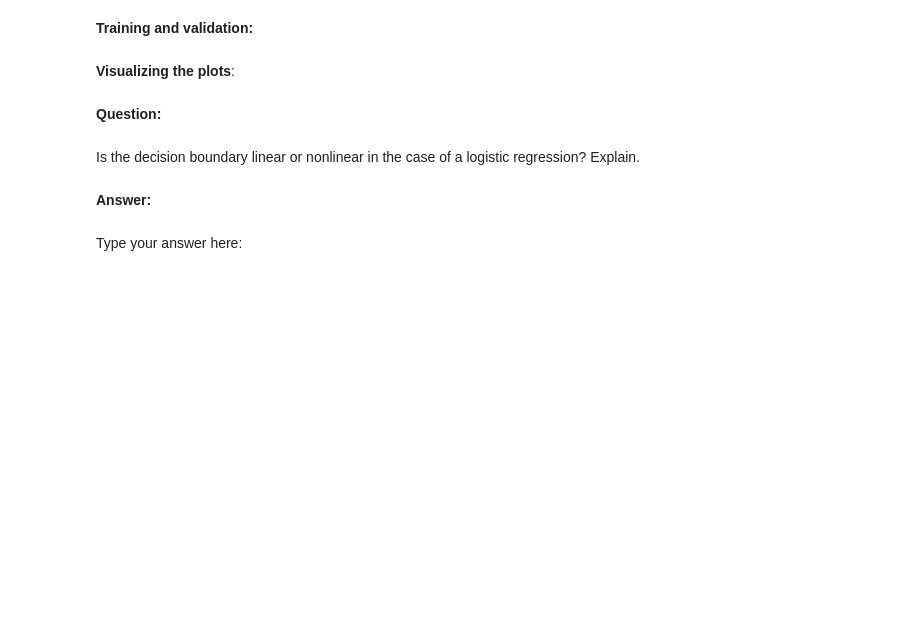
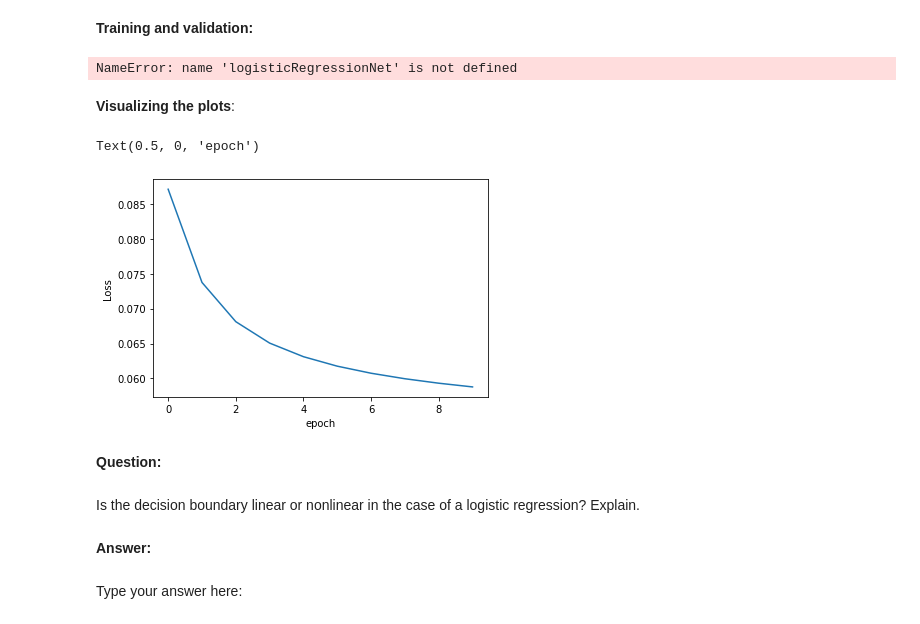
Before and after one commit to barifrah1/mlp, a Jupyter notebook: EX_1_TAU .ipynb, the cells around one changed output. Drawn from its saved outputs; the diff is of its cells as text; code cells hidden in the pictures; blank space fills up the shorter version.

```diff
--- a/EX_1_TAU .ipynb
+++ b/EX_1_TAU .ipynb
@@ -76,5 +77,12 @@ How you will do it:
 3. Train the Model.
 4. Evaluate the Model.
 5. Visualization.
+# %%
+### START CODE HERE ###
+x_train = torch.from_numpy(x_train)
+y_train = torch.from_numpy(y_train)
+x_test = torch.from_numpy(x_test)
+y_test = torch.from_numpy(y_test)
+#x_train = x_train.double()
 # %% [markdown]
 **Define the Model:**
@@ -84,5 +200,8 @@ How you will do it:
 **Training and validation:**
 # %%
 ### START CODE HERE ###
+logisticRegressionNet.forward()
+# %% [output]
+NameError: name 'logisticRegressionNet' is not defined
 # %% [markdown]
 **Visualizing the plots**:
@@ -91,3 +208,16 @@ How you will do it:
+# %%
+
+plt.plot(range(args.num_epochs), tr_loss)
+plt.ylabel('Loss')
+plt.xlabel('epoch')
+
+#traning plot
+plt.plot(t_loss)
+plt.ylabel('Loss')
+plt.xlabel('epoch')
+# %% [output]
+Text(0.5, 0, 'epoch')
+[figure, added]
 # %% [markdown]
 **Question:**
 # %% [markdown]
```
Also changed, not shown: parts of 9 cells of this notebook, 2 other files.
